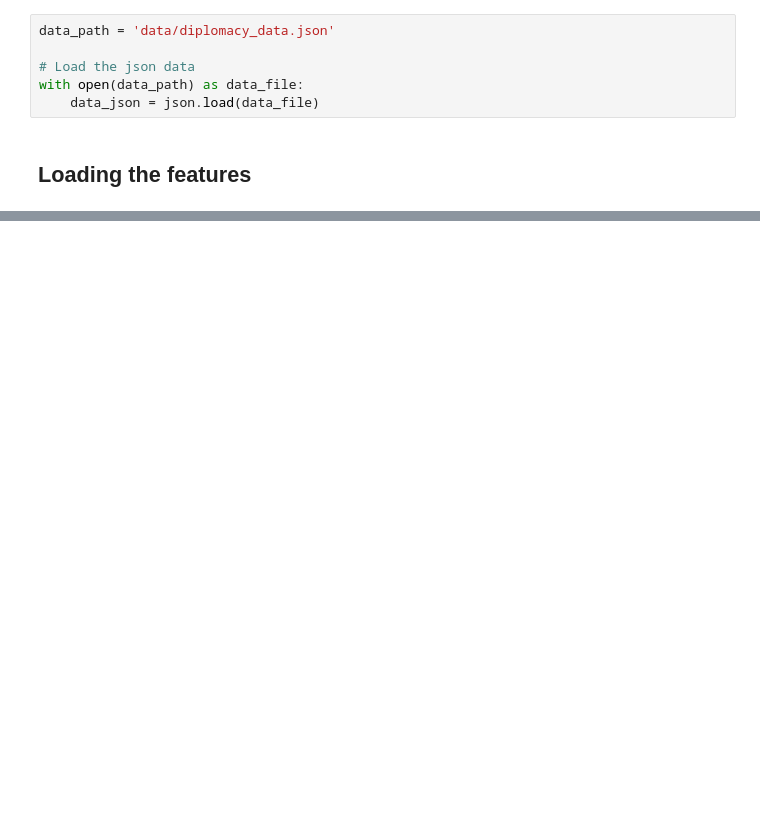
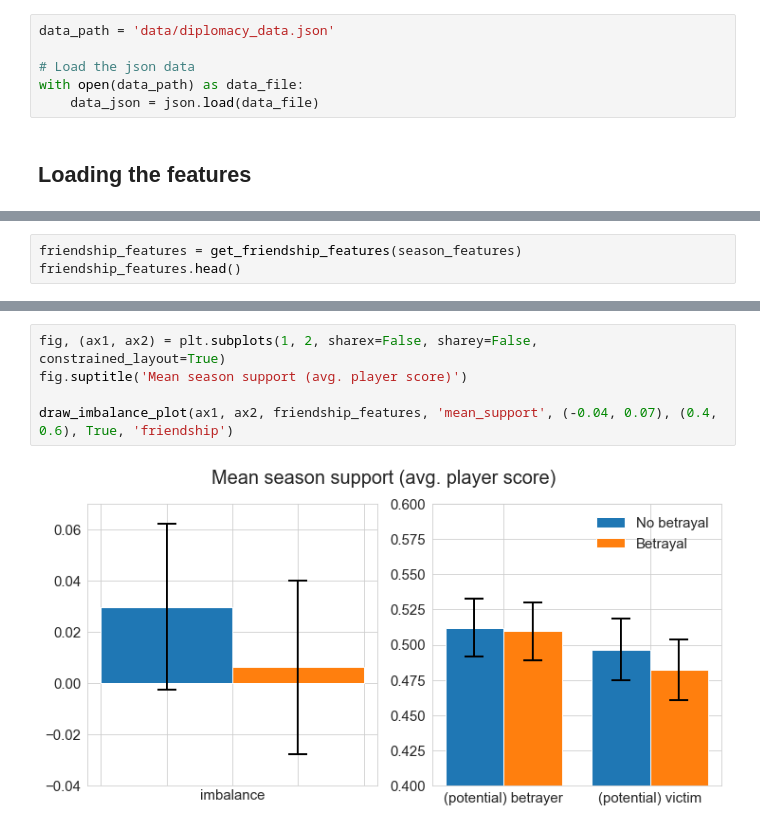
Before and after one commit to epfl-ada/ada-2020-project-milestone-p3-p3_byjule, a Jupyter notebook: creative_extension.ipynb, the cells around one changed output, grey strips where cells are left out. Drawn from its saved outputs; the diff is of its cells as text; blank space fills up the shorter version.

```diff
--- a/creative_extension.ipynb
+++ b/creative_extension.ipynb
@@ -115,0 +36,3 @@ variances.head()
+# %%
+friendship_features = get_friendship_features(season_features)
+friendship_features.head()
@@ -115,0 +72,7 @@ variances.head()
+# %%
+fig, (ax1, ax2) = plt.subplots(1, 2, sharex=False, sharey=False, constrained_layout=True)
+fig.suptitle('Mean season support (avg. player score)')
+
+draw_imbalance_plot(ax1, ax2, friendship_features, 'mean_support', (-0.04, 0.07), (0.4, 0.6), True, 'friendship')
+# %% [output]
+[figure, added]
```
Also changed, not shown: parts of 22 cells of this notebook, 2 other files.
